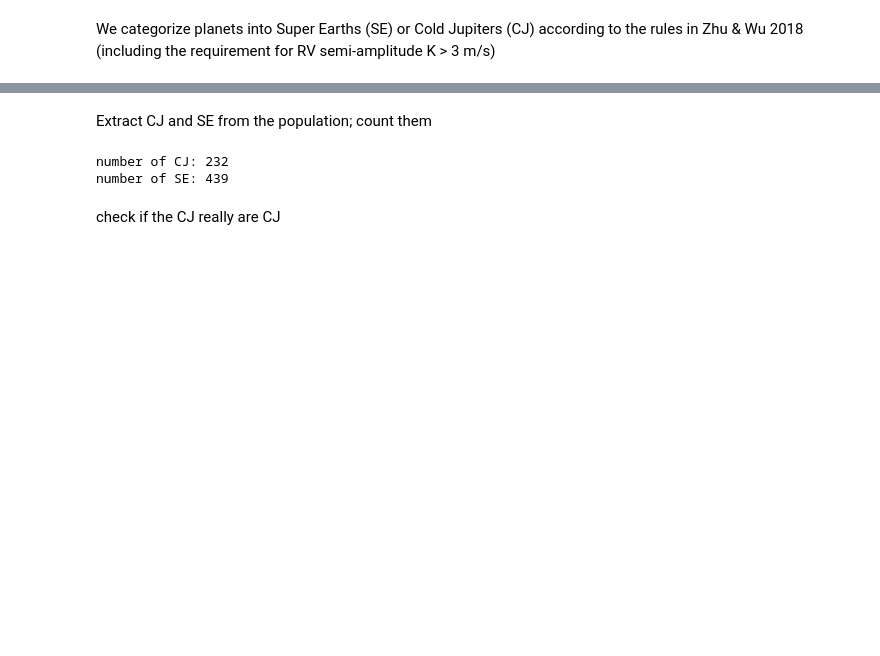
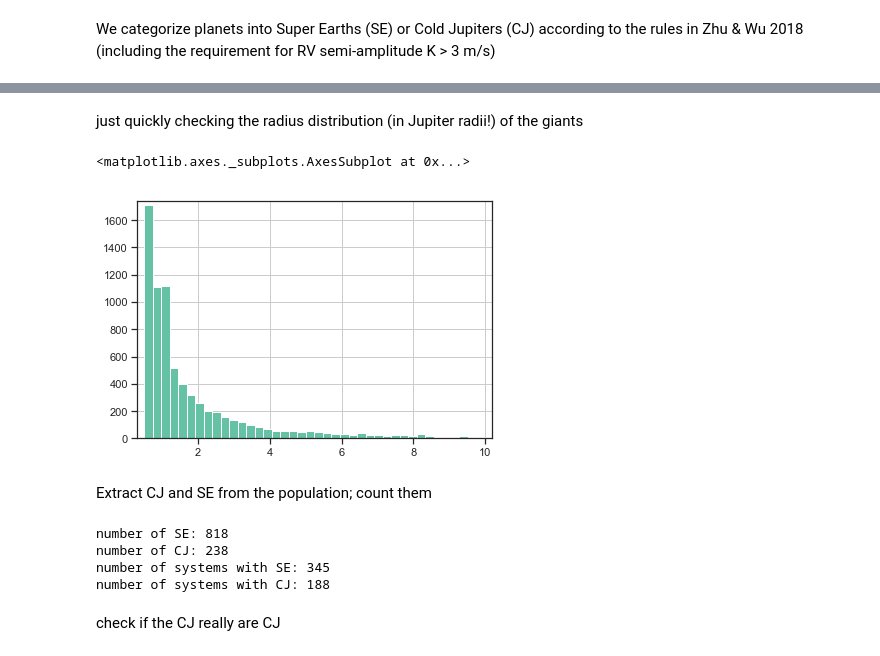
Before and after one commit to matiscke/popsyntools, a Jupyter notebook: notebooks/20180814_SECJrelations.ipynb, the cells around one changed output, grey strips where cells are left out. Drawn from its saved outputs; the diff is of its cells as text; code cells hidden in the pictures; blank space fills up the shorter version.

```diff
--- a/notebooks/20180814_SECJrelations.ipynb
+++ b/notebooks/20180814_SECJrelations.ipynb
@@ -84,13 +90,24 @@ j34.data
+# %% [markdown]
+just quickly checking the radius distribution (in Jupiter radii!) of the giants
+# %%
+pop[(pop.r < 10) & (pop.r > 0.5)].r.hist(bins=40)
+# %% [output]
+<matplotlib.axes._subplots.AxesSubplot at 0x...>
+[figure, added]
 # %% [markdown]
 Extract CJ and SE from the population; count them
 # %%
-j34CJ = j34.data[j34.data['planetType'] == 'ColdJupiter']
-j34SE = j34.data[j34.data['planetType'] == 'SuperEarth']
+j34CJ = pop[pop['planetType'] == 'ColdJupiter']
+j34SE = pop[pop['planetType'] == 'SuperEarth']
+print('number of SE: {}'.format(len(j34SE)))
 print('number of CJ: {}'.format(len(j34CJ)))
-print('number of SE: {}'.format(len(j34SE)))
+print('number of systems with SE: {}'.format(pop[pop['planetType'] == 'SuperEarth'].isystem.nunique()))
+print('number of systems with CJ: {}'.format(pop[pop['planetType'] == 'ColdJupiter'].isystem.nunique()))
 # %% [output]
-number of CJ: 232
-number of SE: 439
+number of SE: 818
+number of CJ: 238
+number of systems with SE: 345
+number of systems with CJ: 188
 # %% [markdown]
 check if the CJ really are CJ
 # %%
```
Also changed, not shown: parts of 41 cells of this notebook, 3 other files.
